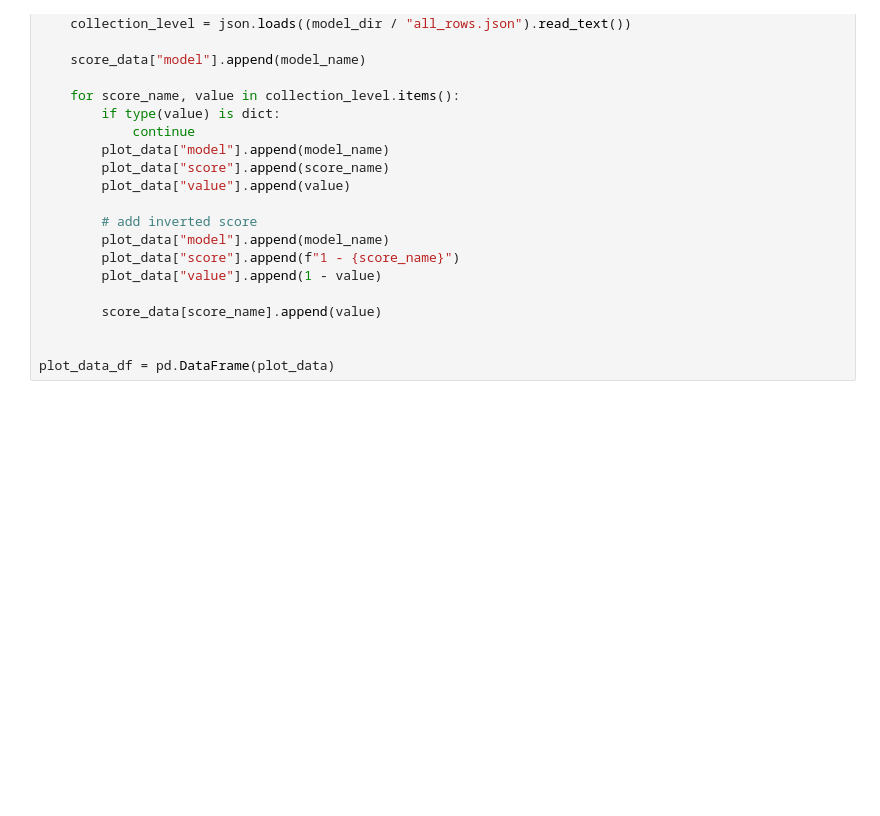
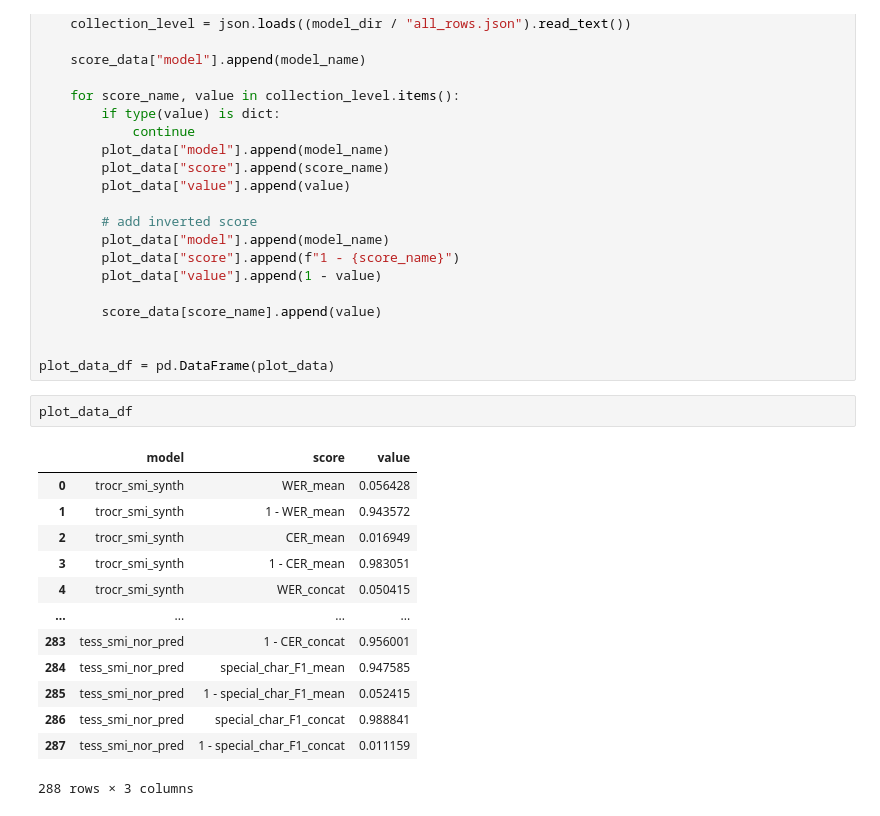
Before and after one commit to Sprakbanken/nodalida25_sami_ocr, a Jupyter notebook: notebooks/eval_overall.ipynb, the cells around one changed output. Drawn from its saved outputs; the diff is of its cells as text; blank space fills up the shorter version.

```diff
--- a/notebooks/eval_overall.ipynb
+++ b/notebooks/eval_overall.ipynb
@@ -37,6 +37,22 @@ for model_dir in Path(f"../output/evaluation/{level}").iterdir():
 
 
 plot_data_df = pd.DataFrame(plot_data)
+# %%
+plot_data_df
+# %% [output]
+|  | model | score | value |
+| 0 | trocr_smi_synth | WER_mean | 0.056428 |
+| 1 | trocr_smi_synth | 1 - WER_mean | 0.943572 |
+| 2 | trocr_smi_synth | CER_mean | 0.016949 |
+| 3 | trocr_smi_synth | 1 - CER_mean | 0.983051 |
+| 4 | trocr_smi_synth | WER_concat | 0.050415 |
+| ... | ... | ... | ... |
+| 283 | tess_smi_nor_pred | 1 - CER_concat | 0.956001 |
+| 284 | tess_smi_nor_pred | special_char_F1_mean | 0.947585 |
+| 285 | tess_smi_nor_pred | 1 - special_char_F1_mean | 0.052415 |
+| 286 | tess_smi_nor_pred | special_char_F1_concat | 0.988841 |
+| 287 | tess_smi_nor_pred | 1 - special_char_F1_concat | 0.011159 |
+288 rows × 3 columns
 # %%
 def get_model_colormap(models: list[str]) -> dict[str, str]:
     transkribus_models = [e for e in models if "transk" in e]
```
Also changed, not shown: parts of 2 cells of this notebook, 2 other files.
